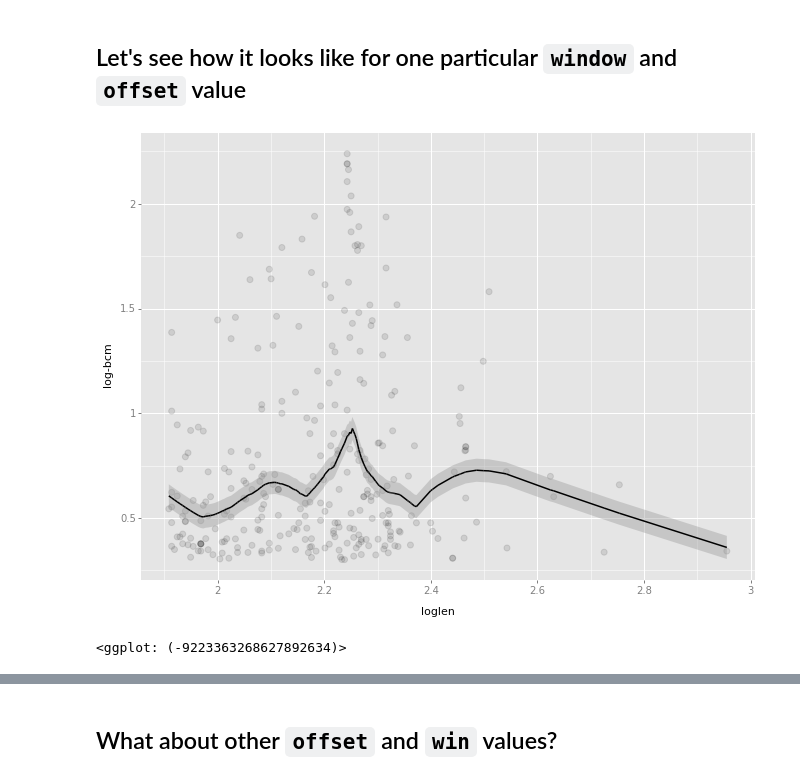
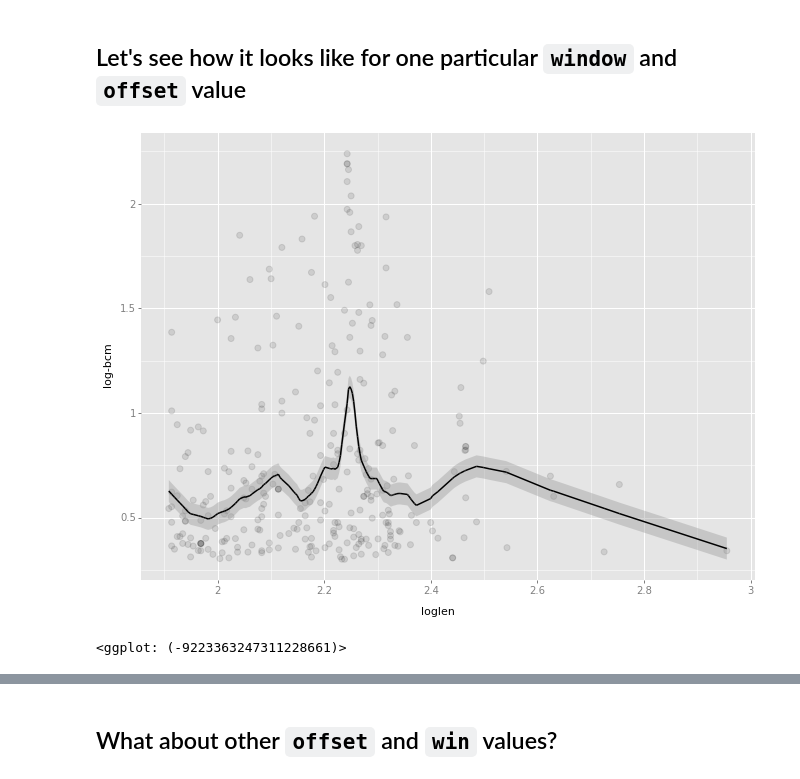
Before and after one commit to NudlerLab/biodata, a Jupyter notebook: sessions/ggplot.ipynb, the cells around one changed output, grey strips where cells are left out. Saved outputs shown, nothing was run; the diff lists cells and outputs as text; code cells hidden in the pictures.

Commit message:
ggplot notebook after session

```diff
--- a/sessions/ggplot.ipynb
+++ b/sessions/ggplot.ipynb
@@ -67,11 +73,11 @@ d['loglen'] = np.log10(d['UTR_length'])
 # %%
 p = ggplot(d, aes(x='loglen', y='log-bcm')) \
         + geom_point(alpha=0.1) \
-        + geom_smooth(method='lowess', span=1/5.)
+        + geom_smooth(method='lowess', span=1/7.)
 print(p)
 # %% [output]
-[figure, old version]
+[figure, new version]
-<ggplot: (-9223363268627892634)>
+<ggplot: (-9223363247311228661)>
 # %%
 p = ggplot(d, aes(x='loglen', y='log-bcm')) \
         + geom_point(alpha=0.1) \
```
Also changed, not shown: parts of 13 cells of this notebook.
